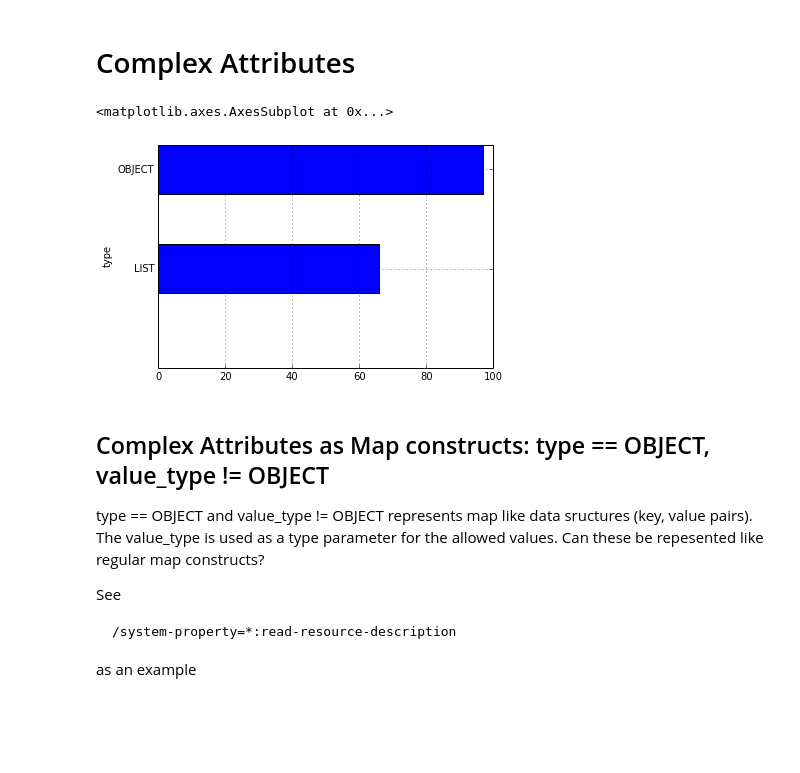
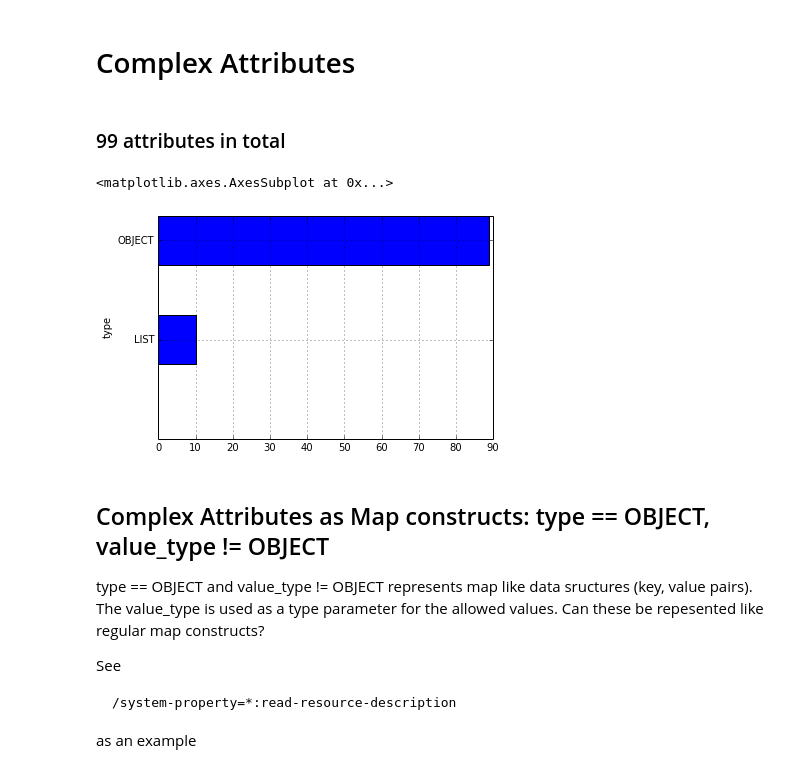
Before and after one commit to hal/dmr.analytics, a Jupyter notebook: notebooks/AttributeMetaData.ipynb, the cells around one changed output. Drawn from its saved outputs; the diff is of its cells as text; code cells hidden in the pictures; blank space fills up the shorter version.

Commit message:
Fix wrongly displayed complex type graph

```diff
--- a/notebooks/AttributeMetaData.ipynb
+++ b/notebooks/AttributeMetaData.ipynb
@@ -166,12 +166,15 @@ objectType = df["type"] == "OBJECT"
 listType = df["type"] == "LIST"
 
 complexType = df[notDeprecated & (objectType | valueType)]
-HTML("<h3>"+str(mapLike['name'].count())+" attributes</h3>")
-grp = complex_types.groupby("type")
-grp["type"].count().plot(kind="barh")
+HTML("<h3>"+str(complexType['name'].count())+" attributes in total</h3>")
 # %% [output]
-<matplotlib.axes.AxesSubplot at 0x...>
-[figure, removed]
+99 attributes in total
+# %%
+grp = complexType.groupby("type")
+grp["type"].count().plot(kind="barh")
+# %% [output]
+<matplotlib.axes.AxesSubplot at 0x...>
+[figure, added]
 # %% [markdown]
 ## Complex Attributes as Map constructs: type == OBJECT, value_type != OBJECT
 
```
